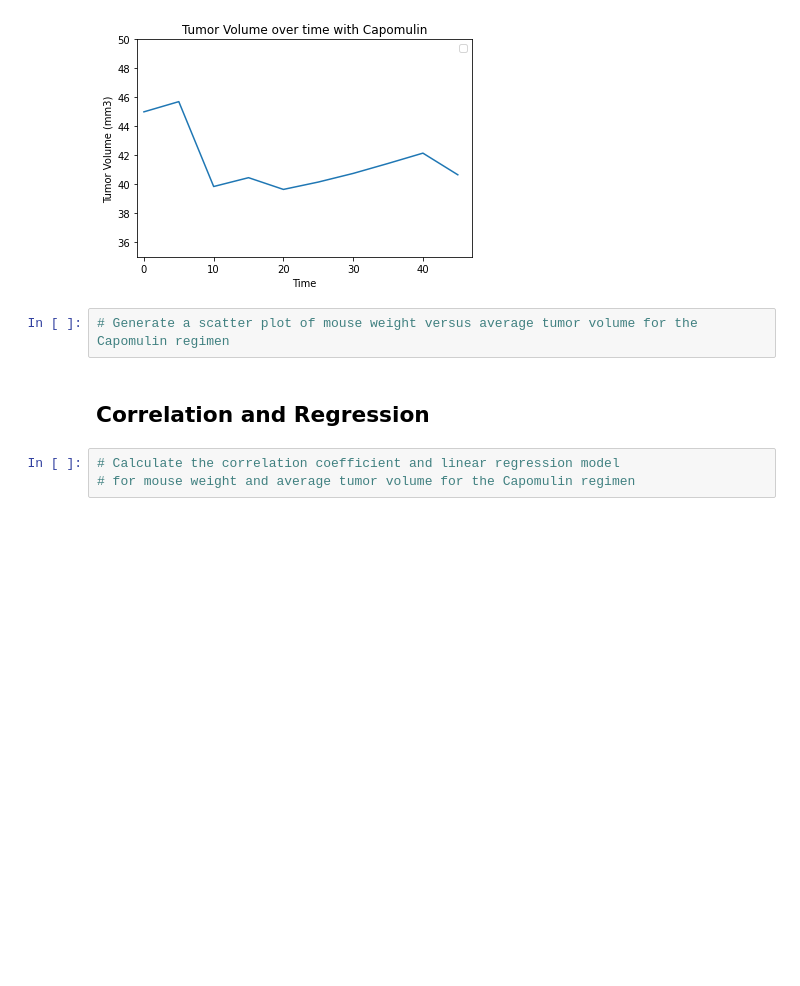
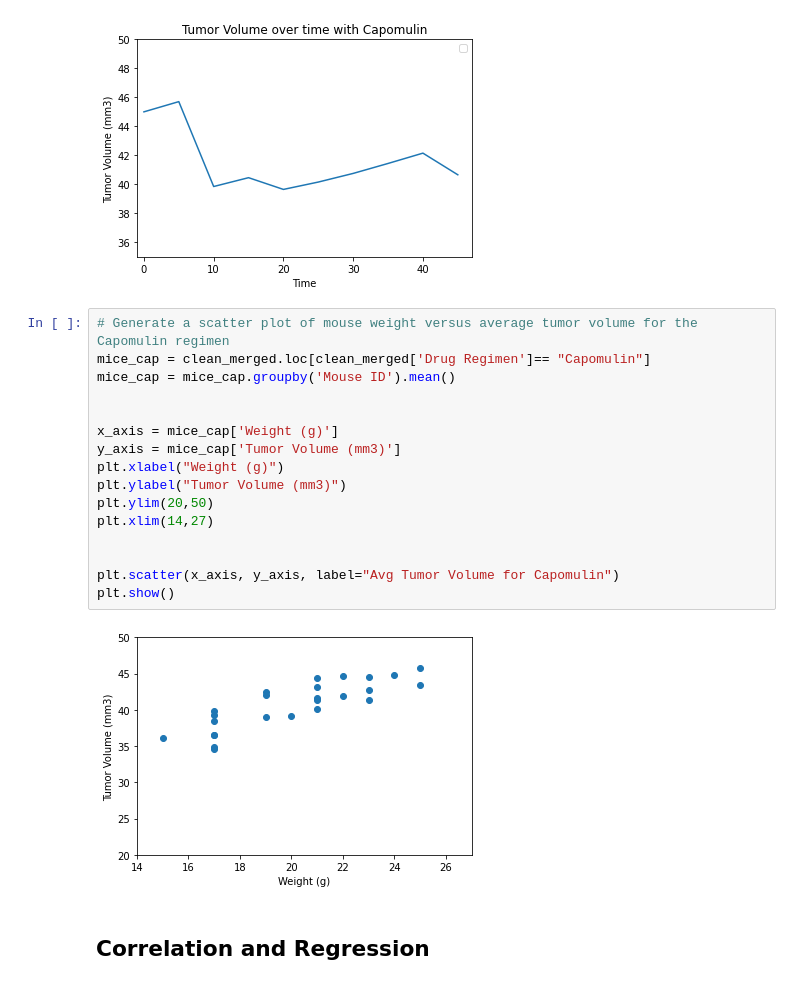
Before and after one commit to JonZagorski/MatplotLib, a Jupyter notebook: Instructions/Pymaceuticals/pymaceuticals_starter.ipynb, the cells around one changed output. Saved outputs shown, nothing was run; the diff lists cells and outputs as text; blank space fills up the shorter version.

Commit message:
All finished. I think I need to redo cleaning the data

```diff
--- a/Instructions/Pymaceuticals/pymaceuticals_starter.ipynb
+++ b/Instructions/Pymaceuticals/pymaceuticals_starter.ipynb
@@ -280,10 +281,23 @@ plt.show()
 # %% [output]
 No handles with labels found to put in legend.
 [figure]
-# %%
-# Generate a scatter plot of mouse weight versus average tumor volume for the Capomulin regimen
+# %%
+# Generate a scatter plot of mouse weight versus average tumor volume for the Capomulin regimen
+mice_cap = clean_merged.loc[clean_merged['Drug Regimen']== "Capomulin"]
+mice_cap = mice_cap.groupby('Mouse ID').mean()
+
+
+x_axis = mice_cap['Weight (g)']
+y_axis = mice_cap['Tumor Volume (mm3)']
+plt.xlabel("Weight (g)")
+plt.ylabel("Tumor Volume (mm3)")
+plt.ylim(20,50)
+plt.xlim(14,27)
+
+
+plt.scatter(x_axis, y_axis, label="Avg Tumor Volume for Capomulin")
+plt.show()
+# %% [output]
+[figure, added]
 # %% [markdown]
 ## Correlation and Regression
-# %%
-# Calculate the correlation coefficient and linear regression model
-# for mouse weight and average tumor volume for the Capomulin regimen
```
Also changed, not shown: parts of 2 cells of this notebook.
